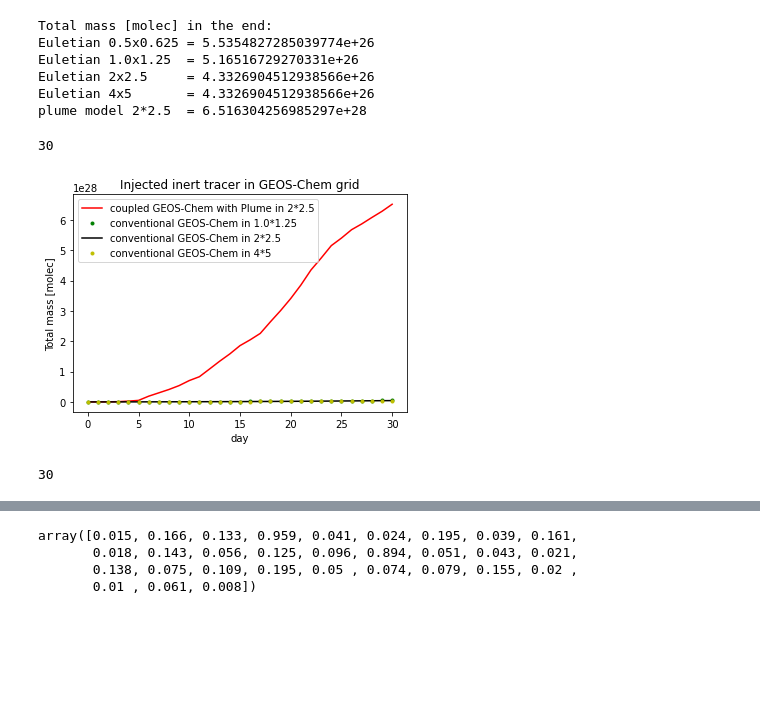
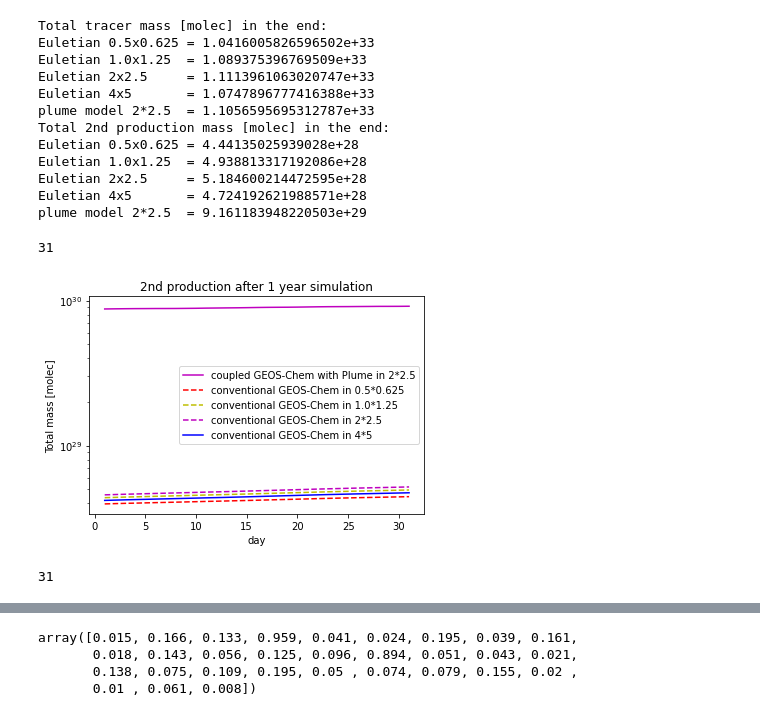
Before and after one commit to hongwei8sun/GEOS-Chem, a Jupyter notebook: python/2nd_porduction_CPU.ipynb, the cells around one changed output, grey strips where cells are left out. Saved outputs shown, nothing was run; the diff lists cells and outputs as text; code cells hidden in the pictures; blank space fills up the shorter version.

```diff
--- a/python/2nd_porduction_CPU.ipynb
+++ b/python/2nd_porduction_CPU.ipynb
@@ -270,51 +406,52 @@ del LA0
 # %%
 
 
-t = Nt1-1
-print(f'Total mass [molec] in the end: ')
-print(f'Euletian 0.5x0.625 = {np.sum(EU1_molec[t,:,:,:])}')
-print(f'Euletian 1.0x1.25  = {np.sum(EU2_molec[t,:,:,:])}')
-print(f'Euletian 2x2.5     = {np.sum(EU3_molec[t,:,:,:])}')
-print(f'Euletian 4x5       = {np.sum(EU4_molec[t,:,:,:])}')
-print(f'plume model 2*2.5  = {np.sum(LA0_molec[t,:,:,:])}')
-
-LA0_mass = [0]
-EU1_mass = [0]
-EU2_mass = [0]
-EU3_mass = [0]
-EU4_mass = [0]
-days = [0]
+LA0_mass = []
+EU1_mass = []
+EU2_mass = []
+EU3_mass = []
+EU4_mass = []
+days = []
 
 for i in range(Nt1):
     days.append(i+1)
     LA0_mass.append(np.sum(LA0_molec[i,:,:,:]))
     EU1_mass.append(np.sum(EU1_molec[i,:,:,:]))
     EU2_mass.append(np.sum(EU2_molec[i,:,:,:]))
     EU3_mass.append(np.sum(EU3_molec[i,:,:,:]))
     EU4_mass.append(np.sum(EU4_molec[i,:,:,:]))
 
-plt.plot(days, LA0_mass, 'r', label='coupled GEOS-Chem with Plume in 2*2.5');
+plt.plot(days, LA0_mass, 'm', label='coupled GEOS-Chem with Plume in 2*2.5');
 
-# plt.plot(days, EU1_mass, 'b', label='conventional GEOS-Chem in 0.5*0.625');
-plt.plot(days, EU2_mass, 'g.', label='conventional GEOS-Chem in 1.0*1.25');
-plt.plot(days, EU3_mass, 'k', label='conventional GEOS-Chem in 2*2.5');
-plt.plot(days, EU4_mass, 'y.', label='conventional GEOS-Chem in 4*5');
+plt.plot(days, EU1_mass, 'r--', label='conventional GEOS-Chem in 0.5*0.625');
+plt.plot(days, EU2_mass, 'y--', label='conventional GEOS-Chem in 1.0*1.25');
+plt.plot(days, EU3_mass, 'm--', label='conventional GEOS-Chem in 2*2.5');
+plt.plot(days, EU4_mass, 'b', label='conventional GEOS-Chem in 4*5');
 
-plt.title('Injected inert tracer in GEOS-Chem grid');
+plt.yscale('log')
+
+
+plt.title('2nd production after 1 year simulation');
 plt.xlabel('day');
 plt.ylabel('Total mass [molec]');
 plt.legend();
 
 days[-1]
 # %% [output]
-Total mass [molec] in the end:
-Euletian 0.5x0.625 = 5.5354827285039774e+26
-Euletian 1.0x1.25  = 5.16516729270331e+26
-Euletian 2x2.5     = 4.3326904512938566e+26
-Euletian 4x5       = 4.3326904512938566e+26
-plume model 2*2.5  = 6.516304256985297e+28
+Total tracer mass [molec] in the end:
+Euletian 0.5x0.625 = 1.0416005826596502e+33
+Euletian 1.0x1.25  = 1.089375396769509e+33
+Euletian 2x2.5     = 1.1113961063020747e+33
+Euletian 4x5       = 1.0747896777416388e+33
+plume model 2*2.5  = 1.1056595695312787e+33
+Total 2nd production mass [molec] in the end:
+Euletian 0.5x0.625 = 4.44135025939028e+28
+Euletian 1.0x1.25  = 4.938813317192086e+28
+Euletian 2x2.5     = 5.184600214472595e+28
+Euletian 4x5       = 4.724192621988571e+28
+plume model 2*2.5  = 9.161183948220503e+29
-30
+31
-[figure, old version]
+[figure, new version]
 # %%
 # plot  -----------------------------------------
 #------------------------------------------------
@@ -328,17 +465,17 @@ i=0
 for i in tqdm(np.arange(0,Nt1,1)):
     fig = plt.figure(figsize=(16,8));
 #     gs = fig.add_gridspec(15, 8)
-    plt.suptitle('Day: '+str(i+1), fontsize=16);
+    plt.suptitle('2nd production', fontsize=16);
 
     # (2) for Lagrange Distribution: ==============================================
     ax2 = plt.subplot(1,1,1);
 
-    ax2.plot(LA0_Zsum_Xmean[i,:], lat0, 'r-', label='Lagrange: 2*2.5');
+    ax2.plot(LA0_Zsum_Xmean[i,:], lat0, 'k', label='Lagrange: 2*2.5');
 
-    ax2.plot(EU1_Zsum_Xmean[i,:], lat1, color='b', linestyle='--', alpha=0.8, label='Eulerian: 0.5*0.625');
-    ax2.plot(EU2_Zsum_Xmean[i,:], lat2, color='y', linestyle='-',  alpha=0.8, label='Eulerian: 1.0*1.25');
-    ax2.plot(EU3_Zsum_Xmean[i,:], lat3, color='g', linestyle='--', alpha=0.8, label='Eulerian: 2*2.5');
-    ax2.plot(EU4_Zsum_Xmean[i,:], lat4, color='gray', linestyle='-',  alpha=0.8, label='Eulerian: 4*5');
+    ax2.plot(EU1_Zsum_Xmean[i,:], lat1, color='r', linestyle='--', alpha=0.8, label='Eulerian: 0.5*0.625');
+    ax2.plot(EU2_Zsum_Xmean[i,:], lat2, color='y', linestyle='--',  alpha=0.8, label='Eulerian: 1.0*1.25');
+    ax2.plot(EU3_Zsum_Xmean[i,:], lat3, color='m', linestyle='--', alpha=0.8, label='Eulerian: 2*2.5');
+    ax2.plot(EU4_Zsum_Xmean[i,:], lat4, color='b', linestyle='--',  alpha=0.8, label='Eulerian: 4*5');
 
     plt.xscale('log')
 
@@ -360,7 +497,7 @@ for i in tqdm(np.arange(0,Nt1,1)):
 
 plt.close();
 # %% [output]
-30
+31
 # %%
 Image(filename=f'{Nt1}model_compare.png')
 # %% [output]
```
Also changed, not shown: parts of 19 cells of this notebook, 21 other files.
